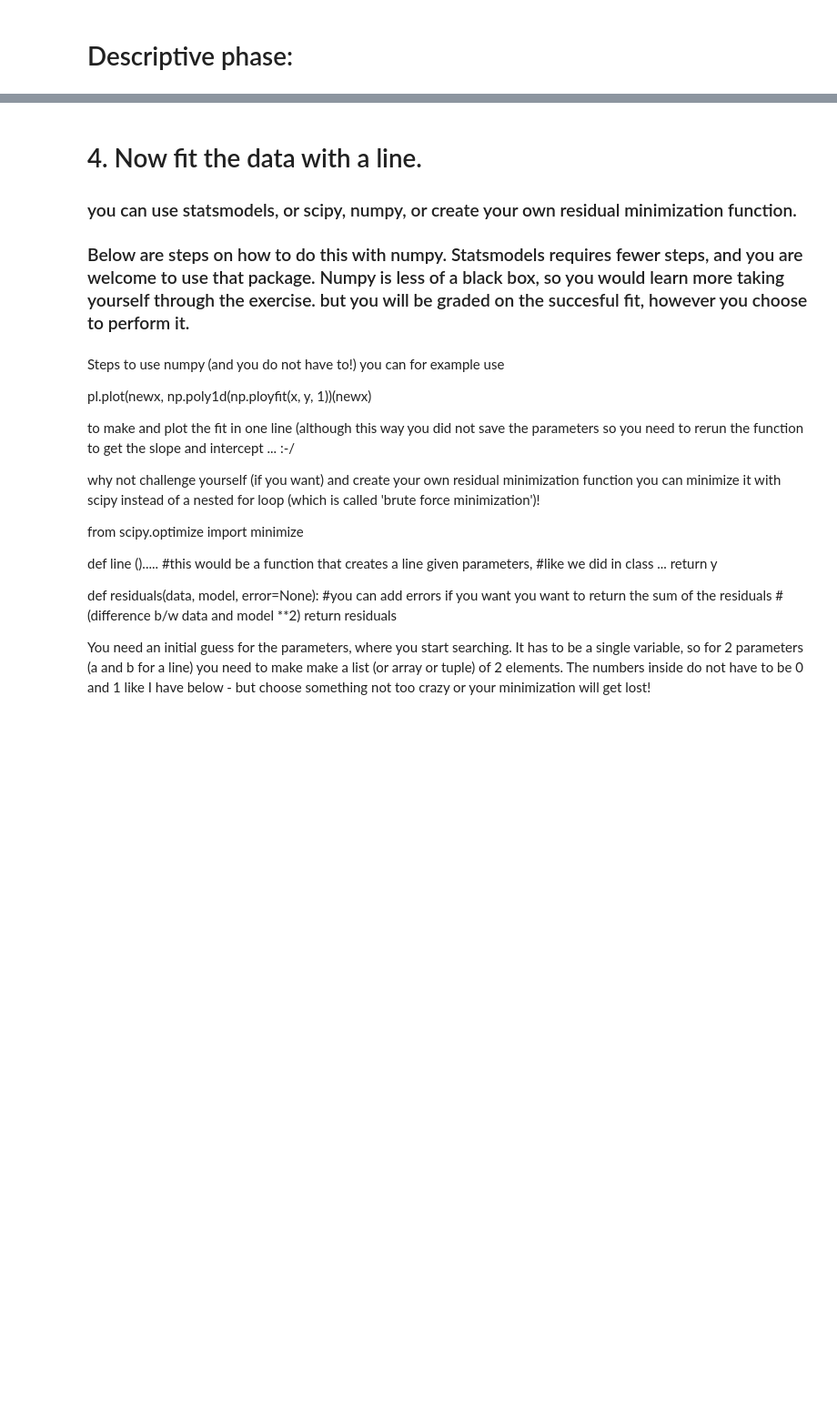
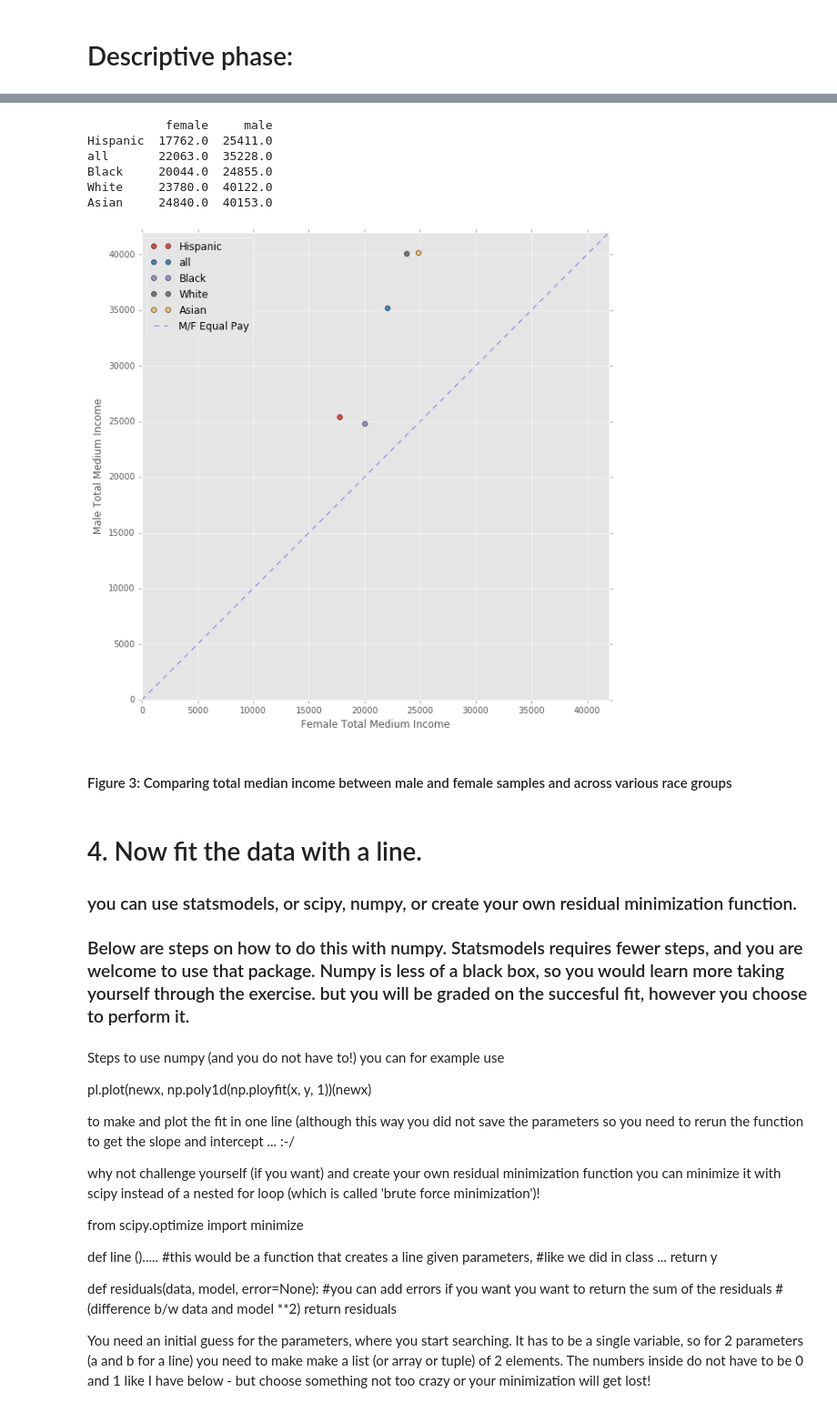
Before and after one commit to ian-wright/NYUclass-urban-informatics, a Jupyter notebook: HW5_iw453/hw5_assign2.ipynb, the cells around one changed output, grey strips where cells are left out. Shown: that part at 91% size. Saved outputs shown, nothing was run; the diff lists cells and outputs as text; code cells hidden in the pictures; blank space fills up the shorter version.

```diff
--- a/HW5_iw453/hw5_assign2.ipynb
+++ b/HW5_iw453/hw5_assign2.ipynb
@@ -168,0 +60,18 @@ Index([u'Total with Income', u'1 to 2,499 or loss', u'2,500 to 4,999',
+# %%
+# clean up each dataset before we concatenate and analyze them
+genders = [allmales, allfemales]
+for gender in genders:
+    for group in gender:
+        # set the row index
+        gender[group].set_index('Characteristic', inplace=True, drop=True)
+
+        # clean up messy column names
+        gender[group].rename(columns = lambda x: x.replace('$', '').replace('\n', ''), inplace=True)
+
+        # and drop the columns that contain 'unnamed'
+        good_cols = [c for c in gender[group].columns if 'Unnamed' not in c]
+        gender[group] = gender[group][good_cols]
+
+        # remove non-real values from all columns!
+        for column in gender[group].columns:
+            gender[group][column] = pd.to_numeric(gender[group][column], errors='coerce')
@@ -317,3 +163,39 @@ TypeError: ("ufunc 'isnan' not supported for the input types, and the inputs cou
+# %%
+##plotting the Total median income by race
+
+# extract total median income for each group
+male_income = [data['Median income'][0] for group, data in allmales.iteritems()]
+female_income = [data['Median income'][0] for group, data in allfemales.iteritems()]
+income_index = [group for group, data in allfemales.iteritems()]
+
+# built a dataframe
+gender_compare = pd.DataFrame({'male':male_income, 'female':female_income}, index=income_index)
+print gender_compare
+
+fig, ax = plt.subplots()
+fig.set_size_inches(10,10)
+
+for index, row in gender_compare.iterrows():
+    ax.plot(row['female'], row['male'], 'o', label=index)
+
+ax.plot([0,42000], [0,42000], 'b--', alpha=0.5, label='M/F Equal Pay')
+ax.set_xlabel('Female Total Medium Income')
+ax.set_xlim([0,42000])
+ax.set_ylabel('Male Total Medium Income')
+ax.set_ylim([0,42000])
+ax.legend(loc=2)
+
+plt.show()
+# %% [output]
+           female     male
+Hispanic  17762.0  25411.0
+all       22063.0  35228.0
+Black     20044.0  24855.0
+White     23780.0  40122.0
+Asian     24840.0  40153.0
+[figure, added]
+# %% [markdown]
+#### Figure 3: Comparing total median income between male and female samples and across various race groups
 # %% [markdown]
 # 4. Now fit the data with a line.
 ### you can use statsmodels, or scipy, numpy, or create your own residual minimization function.
```
Also changed, not shown: parts of 65 cells of this notebook.
